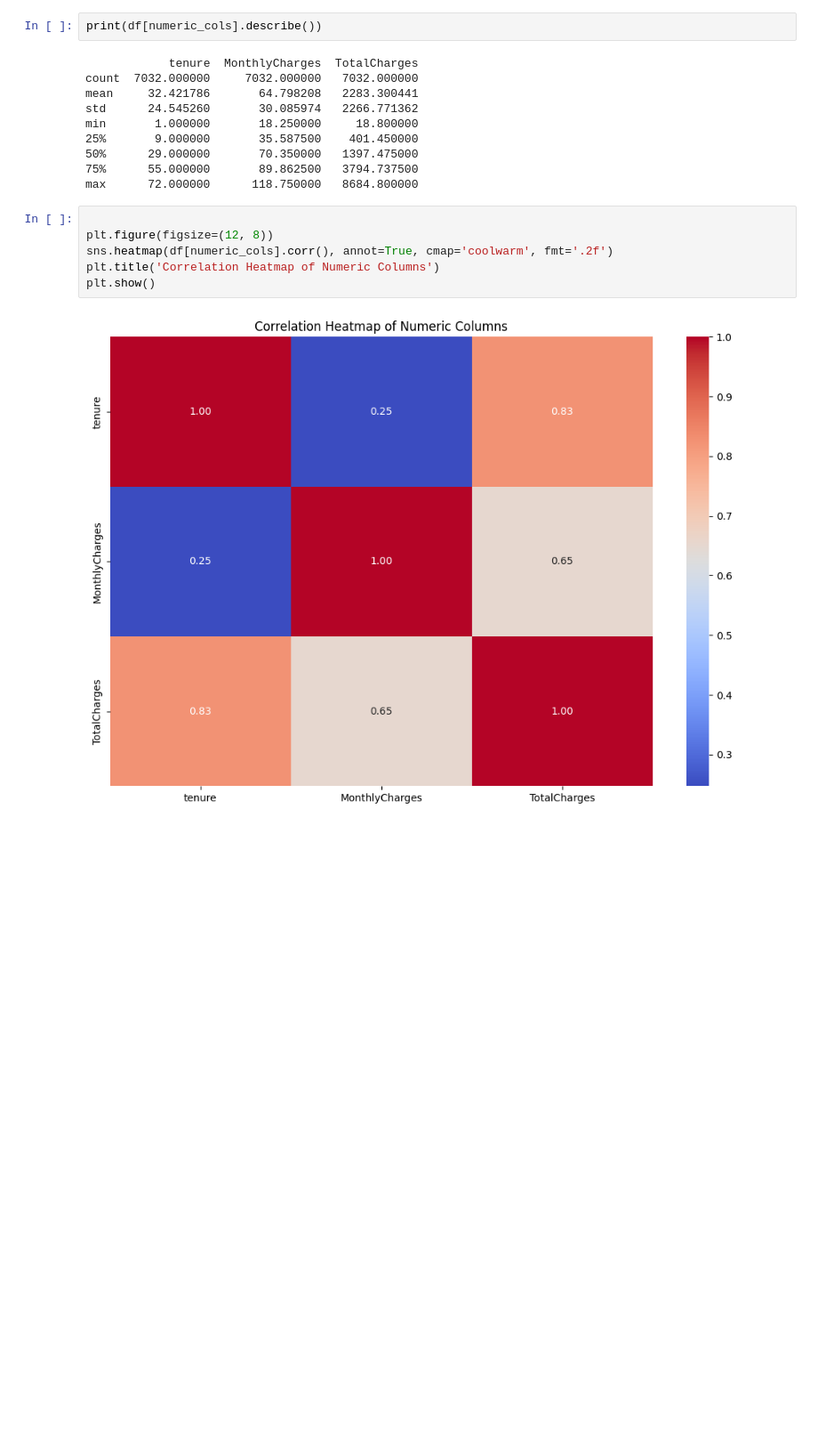
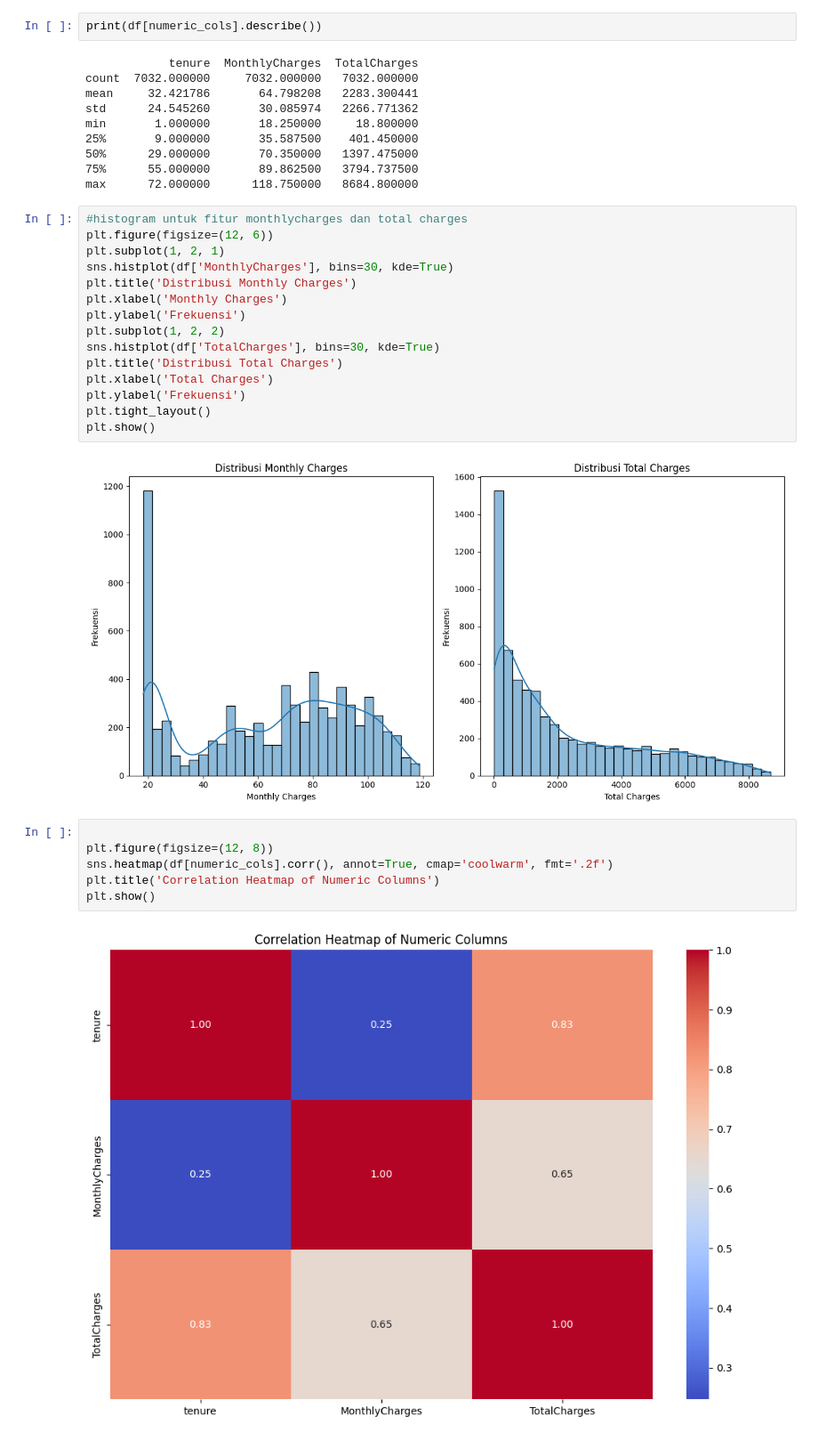
Before and after one commit to AgungHari/Rakamin_HW_MachineLearning_SupervisedLearning_2, a Jupyter notebook: Homework/Part1.ipynb, the cells around one changed output. Shown: that part at 89% size. Drawn from its saved outputs; the diff is of its cells as text; blank space fills up the shorter version.

```diff
--- a/Homework/Part1.ipynb
+++ b/Homework/Part1.ipynb
@@ -771,6 +840,23 @@ min       1.000000       18.250000     18.800000
 50%      29.000000       70.350000   1397.475000
 75%      55.000000       89.862500   3794.737500
 max      72.000000      118.750000   8684.800000
+# %%
+#histogram untuk fitur monthlycharges dan total charges
+plt.figure(figsize=(12, 6))
+plt.subplot(1, 2, 1)
+sns.histplot(df['MonthlyCharges'], bins=30, kde=True)
+plt.title('Distribusi Monthly Charges')
+plt.xlabel('Monthly Charges')
+plt.ylabel('Frekuensi')
+plt.subplot(1, 2, 2)
+sns.histplot(df['TotalCharges'], bins=30, kde=True)
+plt.title('Distribusi Total Charges')
+plt.xlabel('Total Charges')
+plt.ylabel('Frekuensi')
+plt.tight_layout()
+plt.show()
+# %% [output]
+[figure, added]
 # %%
 
 plt.figure(figsize=(12, 8))
```
Also changed, not shown: parts of 3 cells of this notebook, 14 other files.
